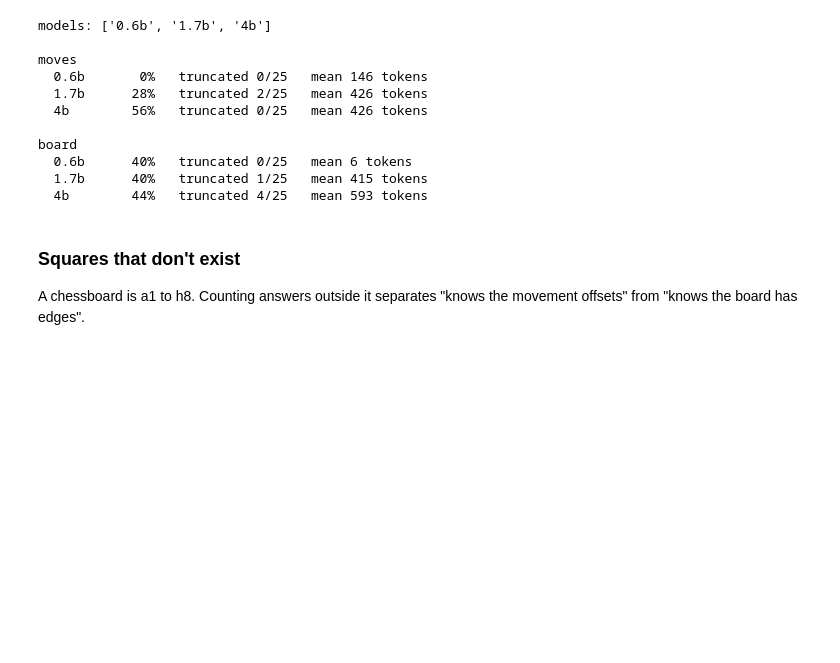
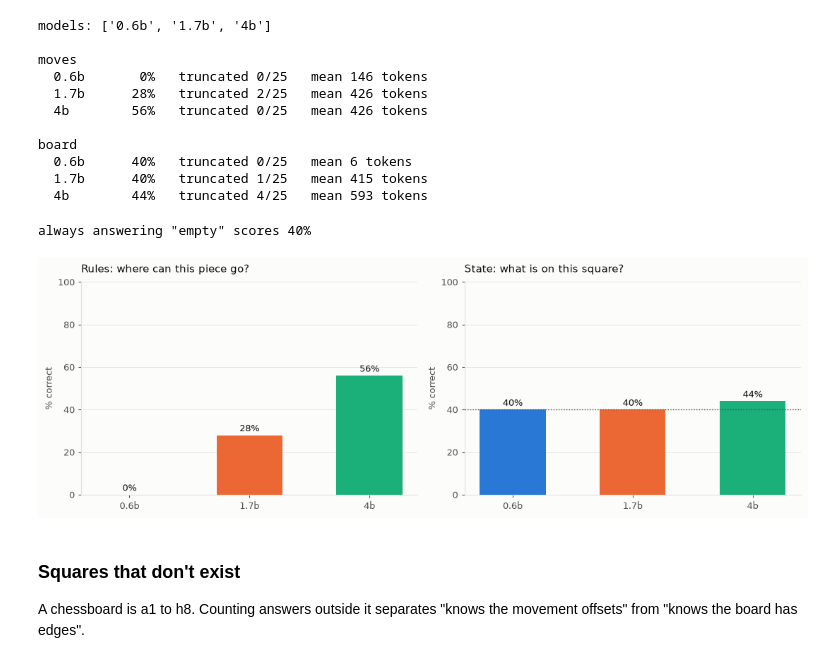
Before and after one commit to AmirBraham/chessllm, a Jupyter notebook: probe.ipynb, the cells around one changed output. Cells and saved outputs as stored; diff of their text form; code cells hidden in the pictures; blank space fills up the shorter version.

```diff
--- a/probe.ipynb
+++ b/probe.ipynb
@@ -107,3 +81,49 @@ fig.tight_layout()
+# %%
+def always_empty_baseline(items):
+    """Score of answering "empty" to everything.
+
+    Computed, not assumed: the probe picks occupied-vs-empty per item, so with
+    n=25 the split lands wherever it lands. It came out 10/15 here, making the
+    trivial baseline 40% rather than the 50% the design intended.
+    """
+    board = [i for i in items if i["kind"] == "board"]
+    return 100 * sum(i["answer"] == "empty" for i in board) / len(board)
+
+
+BASELINE = always_empty_baseline(probes[order[0]])
+print(f'always answering "empty" scores {BASELINE:.0f}%')
+
+fig, axes = plt.subplots(1, 2, figsize=(11, 3.8), facecolor=SURFACE)
+
+for ax, kind, title in zip(
+    axes, ("moves", "board"),
+    ("Rules: where can this piece go?", "State: what is on this square?"),
+):
+    pct = [summary(probes[m], kind)["pct"] for m in order]
+    bars = ax.bar(order, pct, width=0.55, color=PALETTE[: len(order)], zorder=3)
+    for bar, value in zip(bars, pct):
+        ax.annotate(f"{value:.0f}%",
+                    xy=(bar.get_x() + bar.get_width() / 2, value),
+                    xytext=(0, 4), textcoords="offset points",
+                    ha="center", color=INK, fontsize=9)
+
+    if kind == "board":
+        ax.axhline(BASELINE, color=INK_SOFT, linestyle=":", linewidth=1, zorder=4)
+        ax.annotate(f'always say "empty" ({BASELINE:.0f}%)',
+                    xy=(len(order) - 0.5, BASELINE), xytext=(0, 5),
+                    textcoords="offset points", ha="right",
+                    color=INK_SOFT, fontsize=8)
+
+    ax.set_ylim(0, 100)
+    ax.set_ylabel("% correct", color=INK_SOFT, fontsize=9)
+    ax.set_title(title, color=INK, fontsize=11, loc="left", pad=10)
+    style(ax)
+    ax.grid(axis="x", visible=False)
+
+fig.tight_layout()
+# %% [output]
+always answering "empty" scores 40%
+[figure, added]
 # %% [markdown]
 ### Squares that don't exist
 
```
Also changed, not shown: parts of 14 cells of this notebook, 2 other files.
